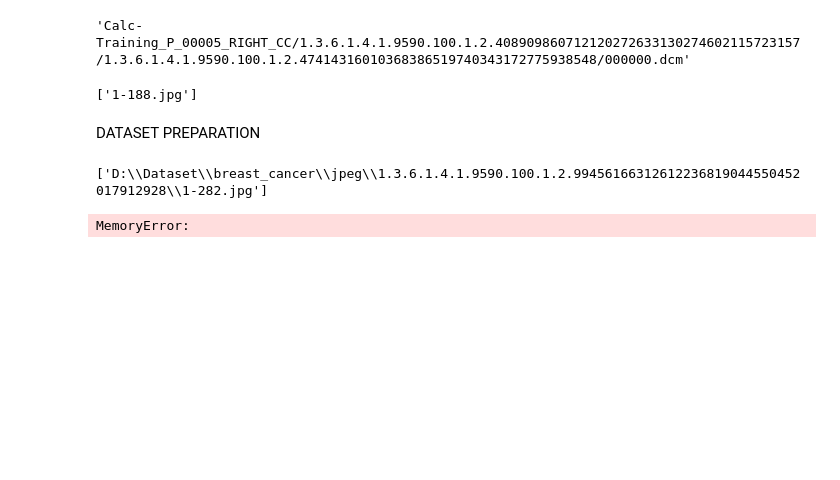
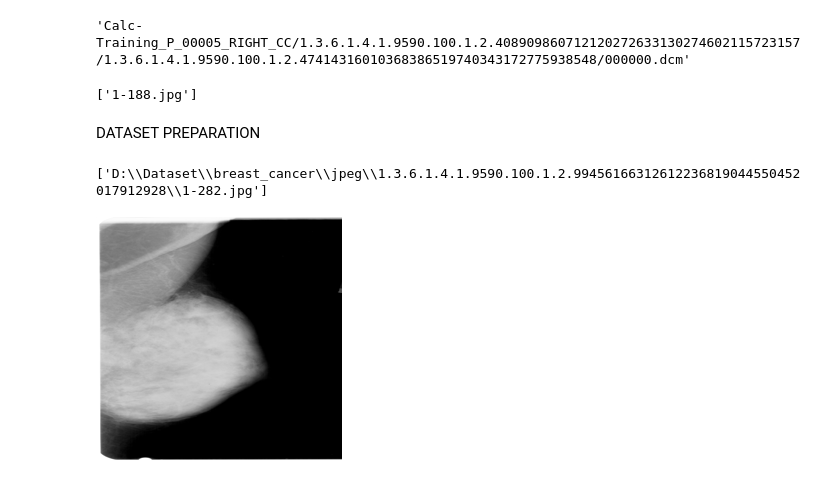
Before and after one commit to javidh0/TransformerArchitecture-for-medical-ImageClassification, a Jupyter notebook: Procedure/dataset_prepration.ipynb, the cells around one changed output. Cells and saved outputs as stored; diff of their text form; code cells hidden in the pictures; blank space fills up the shorter version.

```diff
--- a/Procedure/dataset_prepration.ipynb
+++ b/Procedure/dataset_prepration.ipynb
@@ -87,6 +87,12 @@ def get_image_loc(path) -> list:
 print(get_image_loc(df_train_calc['image file path'][120]))
 # %% [output]
 ['D:\\Dataset\\breast_cancer\\jpeg\\1.3.6.1.4.1.9590.100.1.2.99456166312612236819044550452017912928\\1-282.jpg']
+# %%
+o_img = Image.open(get_image_loc(df_train_calc['image file path'][500])[0])
+
+o_img.resize((int(o_img.size[0] - o_img.size[0]*0.9), int(o_img.size[0] - o_img.size[0]*0.9)))
+# %% [output]
+[figure, added]
 # %%
 train_dataset_dict = {
     'image_file_path' : [],
@@ -109,13 +115,13 @@ test_dataset_dict = {
 for idx in range(df_train_calc.shape[0]):
     img_loc_list = get_image_loc(df_train_calc['image file path'][idx])
     for img_loc in img_loc_list:
-        image_var = Image.open(img_loc).convert('RGB')
+        image_var = Image.open(img_loc)
+        image_var = image_var.resize((int(image_var.size[0] - image_var.size[0]*0.9), int(image_var.size[0] - image_var.size[0]*0.9)))
+        image_var = image_var.convert('RGB')
         train_dataset_dict['image_file_path'].append(img_loc)
         train_dataset_dict['image'].append(image_var)
         train_dataset_dict['labels'].append(df_train_calc['pathology'][idx])
         del(image_var)
-# %% [output]
-MemoryError:
 # %%
 for idx in range(df_train_mass.shape[0]):
     img_loc_list = get_image_loc(df_train_mass['image file path'][idx])
```
Also changed, not shown: parts of 9 cells of this notebook.
